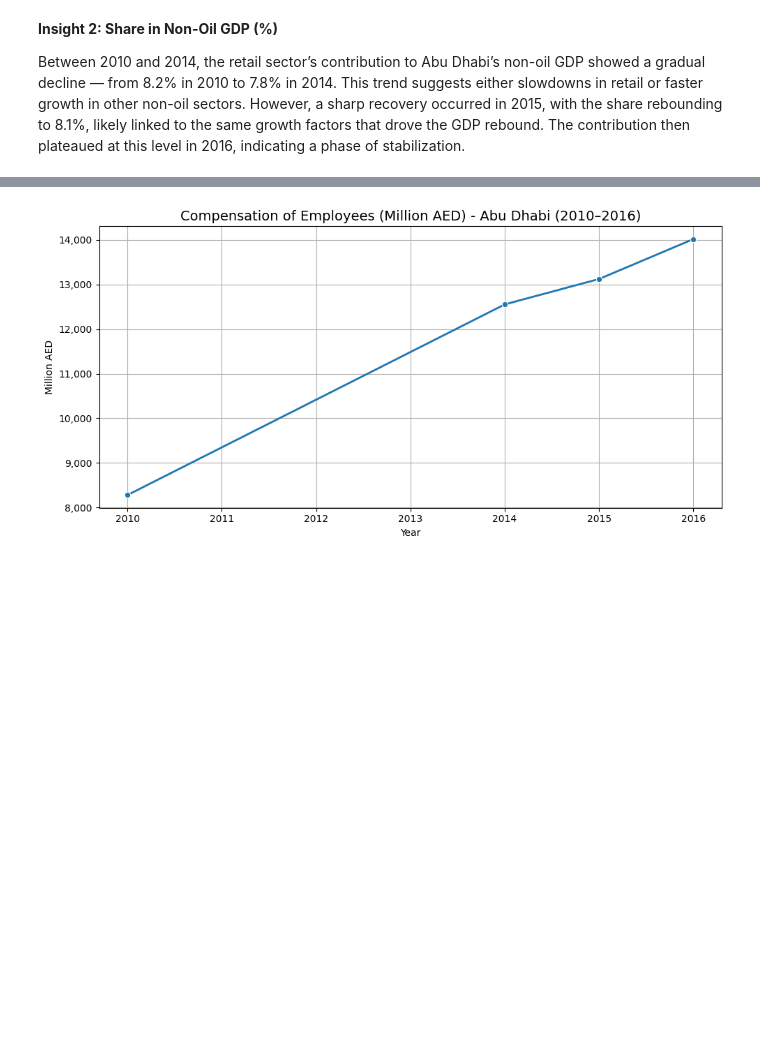
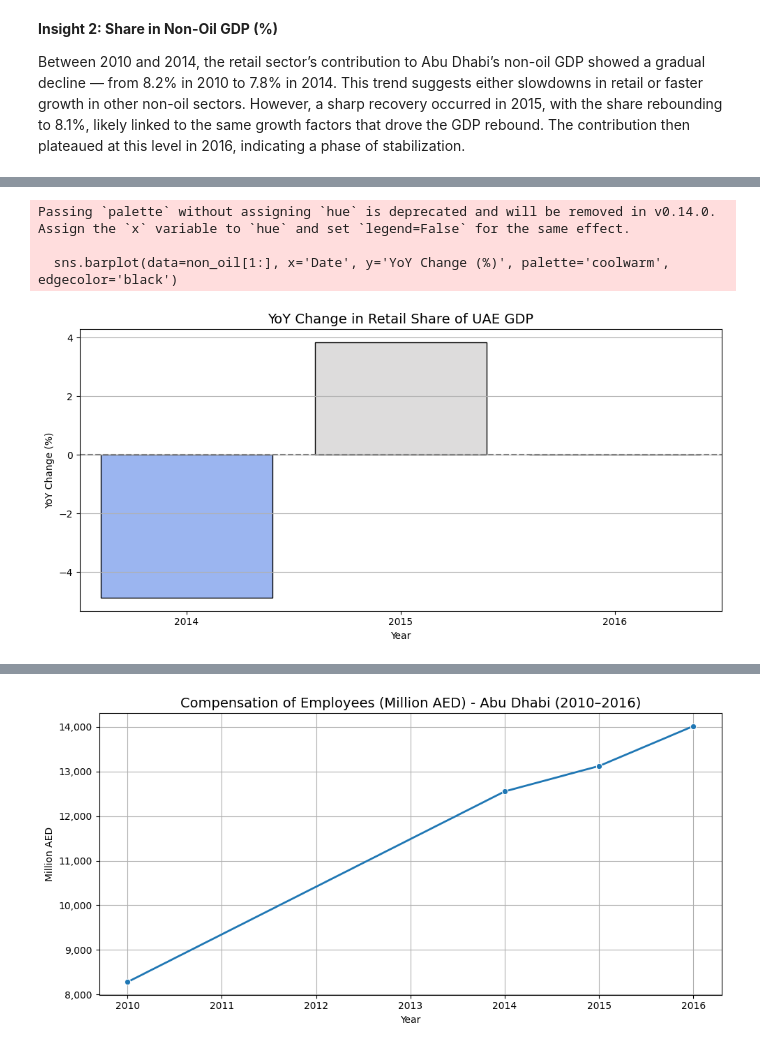
Before and after one commit to saurabhshrivastav007/uae-retail-analysis, a Jupyter notebook: Notebooks/eda_uae_retail.ipynb, the cells around one changed output, grey strips where cells are left out. Cells and saved outputs as stored; diff of their text form; code cells hidden in the pictures; blank space fills up the shorter version.

```diff
--- a/Notebooks/eda_uae_retail.ipynb
+++ b/Notebooks/eda_uae_retail.ipynb
@@ -67,3 +103,13 @@ plt.show()
 **Insight 2: Share in Non-Oil GDP (%)**
 
 Between 2010 and 2014, the retail sector’s contribution to Abu Dhabi’s non-oil GDP showed a gradual decline — from 8.2% in 2010 to 7.8% in 2014. This trend suggests either slowdowns in retail or faster growth in other non-oil sectors. However, a sharp recovery occurred in 2015, with the share rebounding to 8.1%, likely linked to the same growth factors that drove the GDP rebound. The contribution then plateaued at this level in 2016, indicating a phase of stabilization.
+# %%
+# Filter: Non-Oil GDP share
+non_oil = df[df['Indicators'] == 'Share in non-oil GDP at current prices (%)'].copy()
+
+# Sort and reset
+non_oil = non_oil.sort_values(by='Date').reset_index(drop=True)
+
+# Calculate YoY %
+non_oil['YoY Change (%)'] = non_oil['Indicators_Values'].pct_change() * 100
+non_oil
@@ -69,0 +122,16 @@ Between 2010 and 2014, the retail sector’s contribution to Abu Dhabi’s non-o
+# %%
+plt.figure(figsize=(10, 5))
+sns.barplot(data=non_oil[1:], x='Date', y='YoY Change (%)', palette='coolwarm', edgecolor='black')
+
+plt.title('YoY Change in Retail Share of UAE GDP', fontsize=14)
+plt.xlabel('Year')
+plt.ylabel('YoY Change (%)')
+plt.axhline(0, color='gray', linestyle='--')
+plt.grid(axis='y')
+plt.tight_layout()
+plt.show()
+# %% [output]
+Passing `palette` without assigning `hue` is deprecated and will be removed in v0.14.0. Assign the `x` variable to `hue` and set `legend=False` for the same effect.
+
+  sns.barplot(data=non_oil[1:], x='Date', y='YoY Change (%)', palette='coolwarm', edgecolor='black')
+[figure, added]
```
Also changed, not shown: parts of 22 cells of this notebook, 2 other files.
